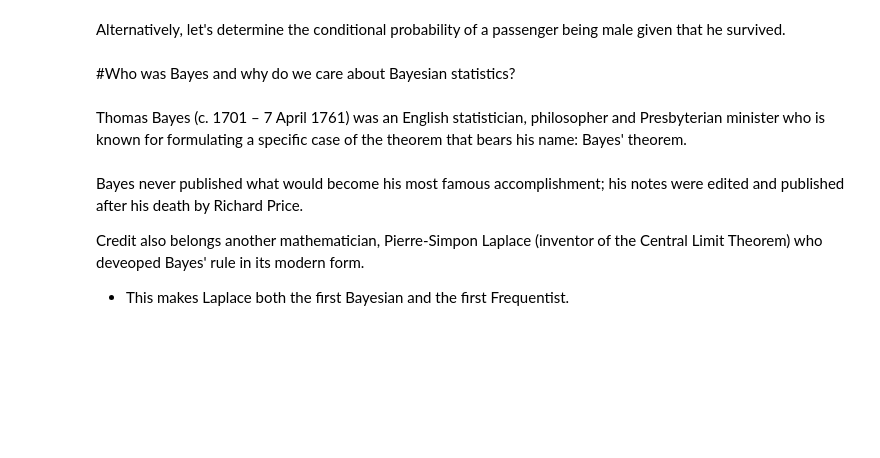
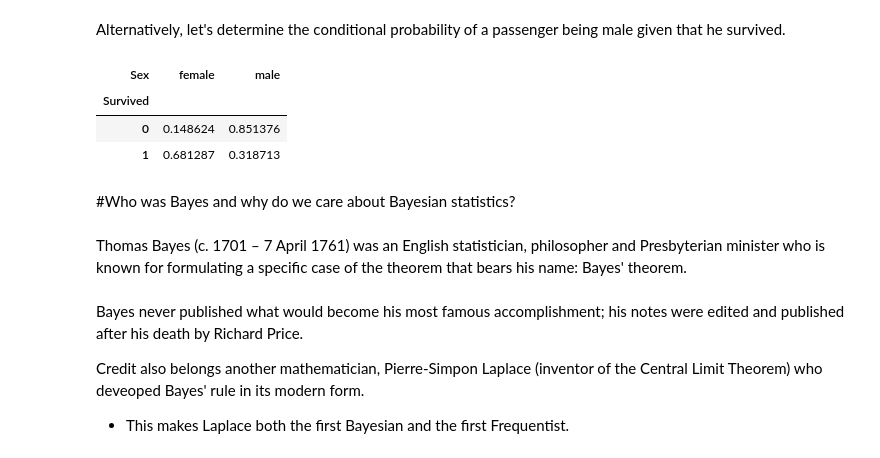
Before and after one commit to Vasanta2002/Sprint_2, a Jupyter notebook: module3-bayesian/DS_123_Bayesian_Inference.ipynb, the cells around one changed output. Saved outputs shown, nothing was run; the diff lists cells and outputs as text; code cells hidden in the pictures; blank space fills up the shorter version.

```diff
--- a/module3-bayesian/DS_123_Bayesian_Inference.ipynb
+++ b/module3-bayesian/DS_123_Bayesian_Inference.ipynb
@@ -83,5 +112,12 @@ P(A|B) = P(Survived|Male) = __________
 # %% [markdown]
 Alternatively, let's determine the conditional probability of a passenger being male given that he survived.
+# %%
+pd.crosstab(df['Survived'], df['Sex'], normalize= 'index')
+# %% [output]
+| Sex | female | male |
+| Survived |  |  |
+| 0 | 0.148624 | 0.851376 |
+| 1 | 0.681287 | 0.318713 |
 # %% [markdown]
 #Who was Bayes and why do we care about Bayesian statistics?
 # %% [markdown]
```
Also changed, not shown: parts of 12 cells of this notebook.
